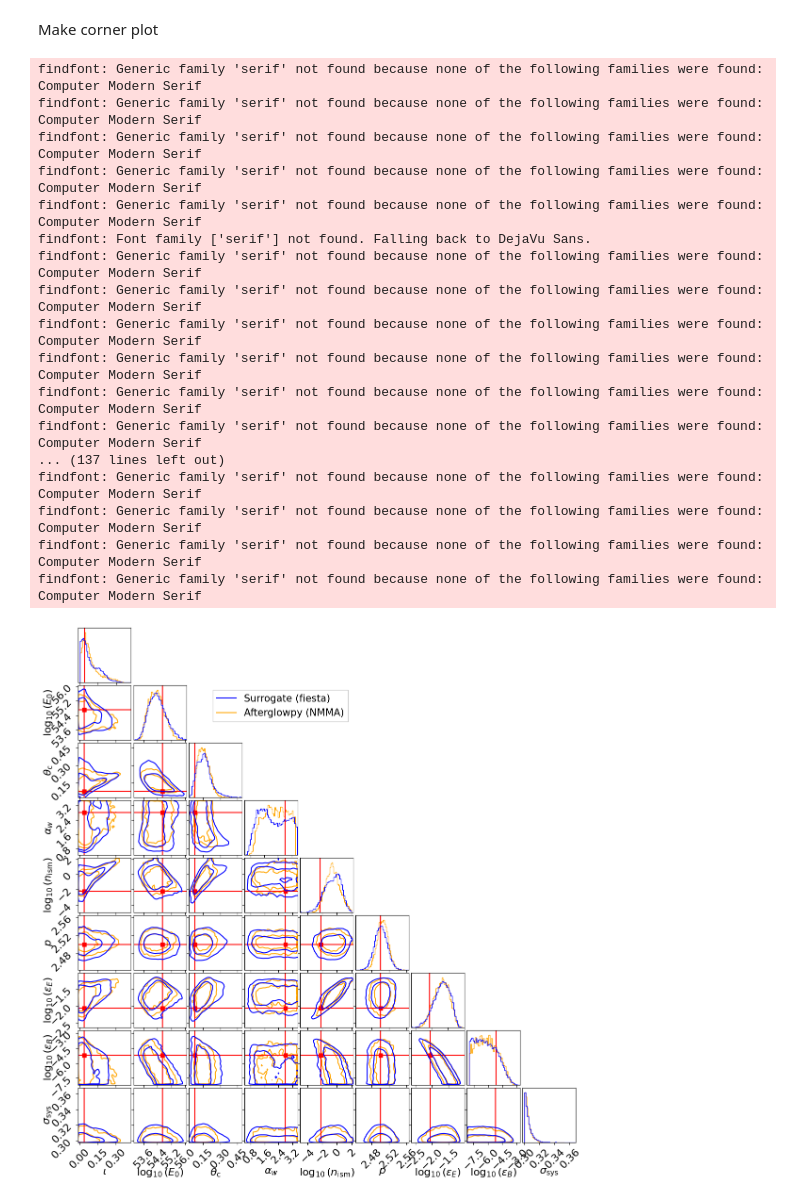
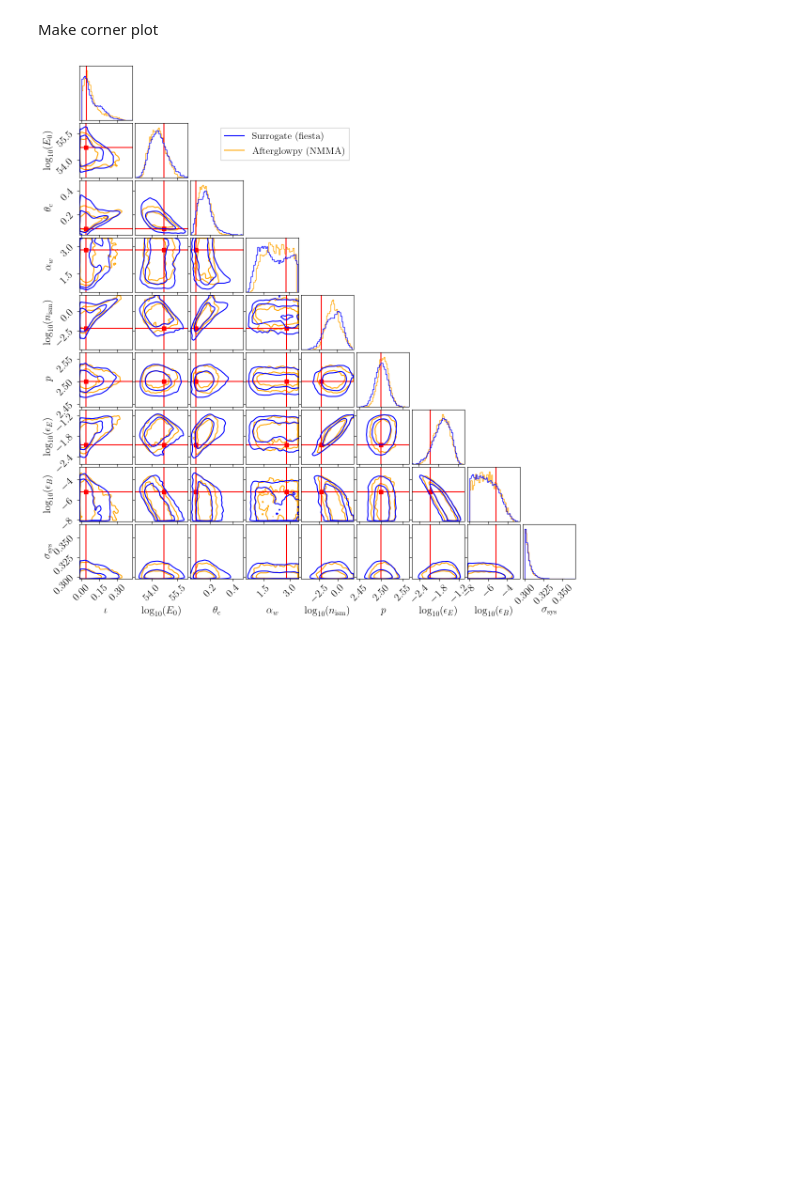
Before and after one commit to nuclear-multimessenger-astronomy/paper_fiesta, a Jupyter notebook: src/paper_fiesta/injections/GRB/afgpy_gaussian/compare_posteriors.ipynb, the cells around one changed output. Cells and saved outputs as stored; diff of their text form; code cells hidden in the pictures; blank space fills up the shorter version.

```diff
--- a/src/paper_fiesta/injections/GRB/afgpy_gaussian/compare_posteriors.ipynb
+++ b/src/paper_fiesta/injections/GRB/afgpy_gaussian/compare_posteriors.ipynb
@@ -31,7 +31,7 @@ default_corner_kwargs = dict(bins=40,
                         plot_density=False,
                         plot_datapoints=False,
                         fill_contours=False,
-                        max_n_ticks=4,
+                        max_n_ticks=3,
                         min_n_ticks=3,
                         save=False,
                         truth_color="red")
@@ -60,46 +58,29 @@ truths.append(None)
 # %%
 fig, ax = plt.subplots(9,9, figsize = (12, 12))
 
 
 corner.corner(posterior_nmma[var_names],
               truths = truths,
               fig=fig,
               color = "orange",
-              labelpad = 0.15,
+              labelpad=0.2,
               labels =  ["$\\iota$", "$\log_{10}(E_0)$", "$\\theta_{\\mathrm{c}}$", "$\\alpha_w$", "$\log_{10}(n_{\mathrm{ism}})$", "$p$", "$\log_{10}(\\epsilon_E)$", "$\log_{10}(\\epsilon_B)$", "$\\sigma_{\\rm sys}$"],
               **default_corner_kwargs,
               hist_kwargs=dict(density=True))
 
 corner.corner((posterior_fiesta["chains"].reshape(-1, 9)),
               fig=fig,
               color="blue",
               **default_corner_kwargs,
               hist_kwargs=dict(density=True))
 
 handles = []
 for c in ["blue", "orange"]:
     handle = plt.plot([],[], color=c)[0]
     handles.append(handle)
 
 ax[1, 4].legend(handles=handles, labels=["Surrogate (fiesta)", "Afterglowpy (NMMA)"], fontsize=15, fancybox=False, framealpha=1)
 fig.subplots_adjust(left=0.08, bottom=0.08, right=0.96, top=0.99)
 plt.show()
 # %% [output]
-findfont: Generic family 'serif' not found because none of the following families were found: Computer Modern Serif
-findfont: Generic family 'serif' not found because none of the following families were found: Computer Modern Serif
-findfont: Generic family 'serif' not found because none of the following families were found: Computer Modern Serif
-findfont: Generic family 'serif' not found because none of the following families were found: Computer Modern Serif
-findfont: Generic family 'serif' not found because none of the following families were found: Computer Modern Serif
-findfont: Font family ['serif'] not found. Falling back to DejaVu Sans.
-findfont: Generic family 'serif' not found because none of the following families were found: Computer Modern Serif
-findfont: Generic family 'serif' not found because none of the following families were found: Computer Modern Serif
-findfont: Generic family 'serif' not found because none of the following families were found: Computer Modern Serif
-findfont: Generic family 'serif' not found because none of the following families were found: Computer Modern Serif
-findfont: Generic family 'serif' not found because none of the following families were found: Computer Modern Serif
-findfont: Generic family 'serif' not found because none of the following families were found: Computer Modern Serif
-... (137 lines left out)
-findfont: Generic family 'serif' not found because none of the following families were found: Computer Modern Serif
-findfont: Generic family 'serif' not found because none of the following families were found: Computer Modern Serif
-findfont: Generic family 'serif' not found because none of the following families were found: Computer Modern Serif
-findfont: Generic family 'serif' not found because none of the following families were found: Computer Modern Serif
-[figure, old version]
+[figure, new version]
```
Also changed, not shown: parts of 12 cells of this notebook, 3 other files.
